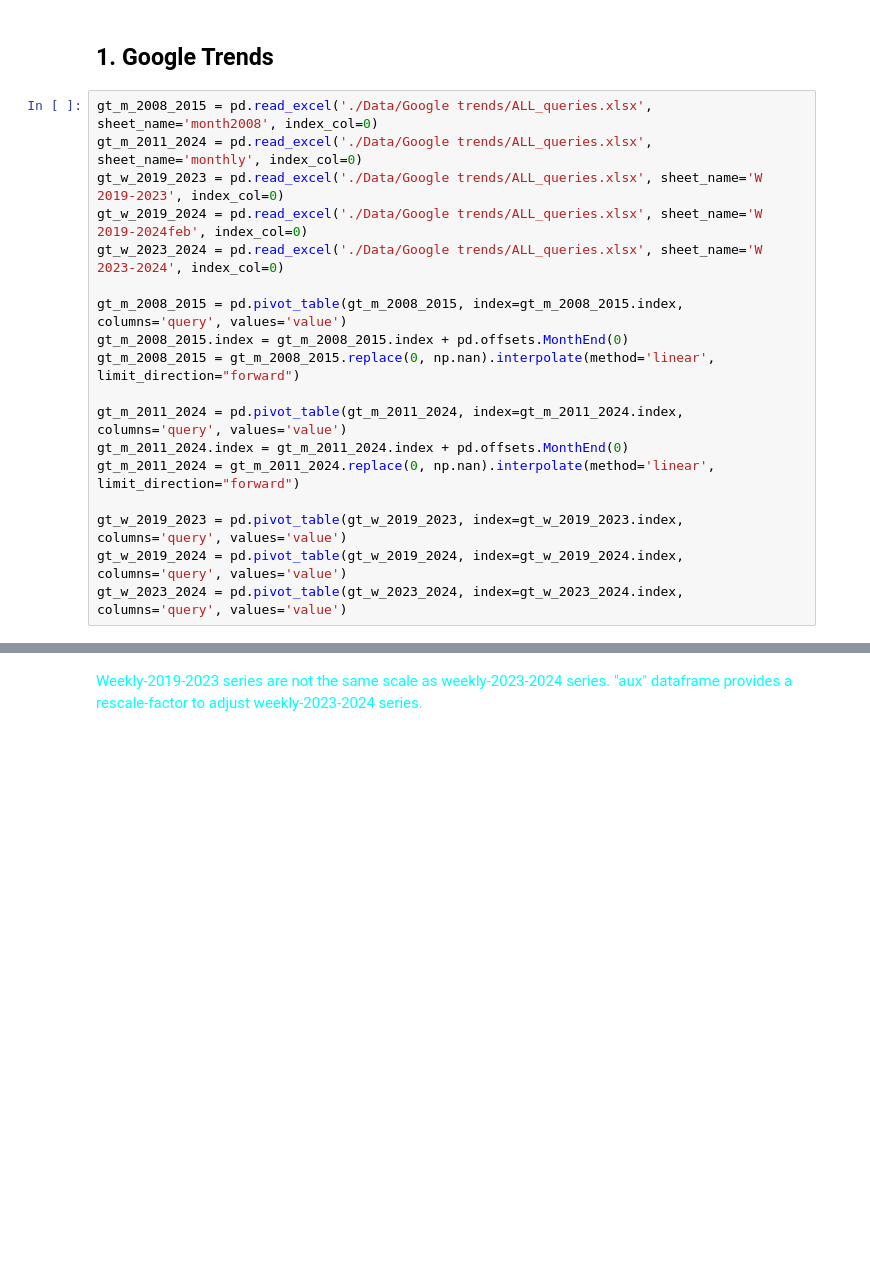
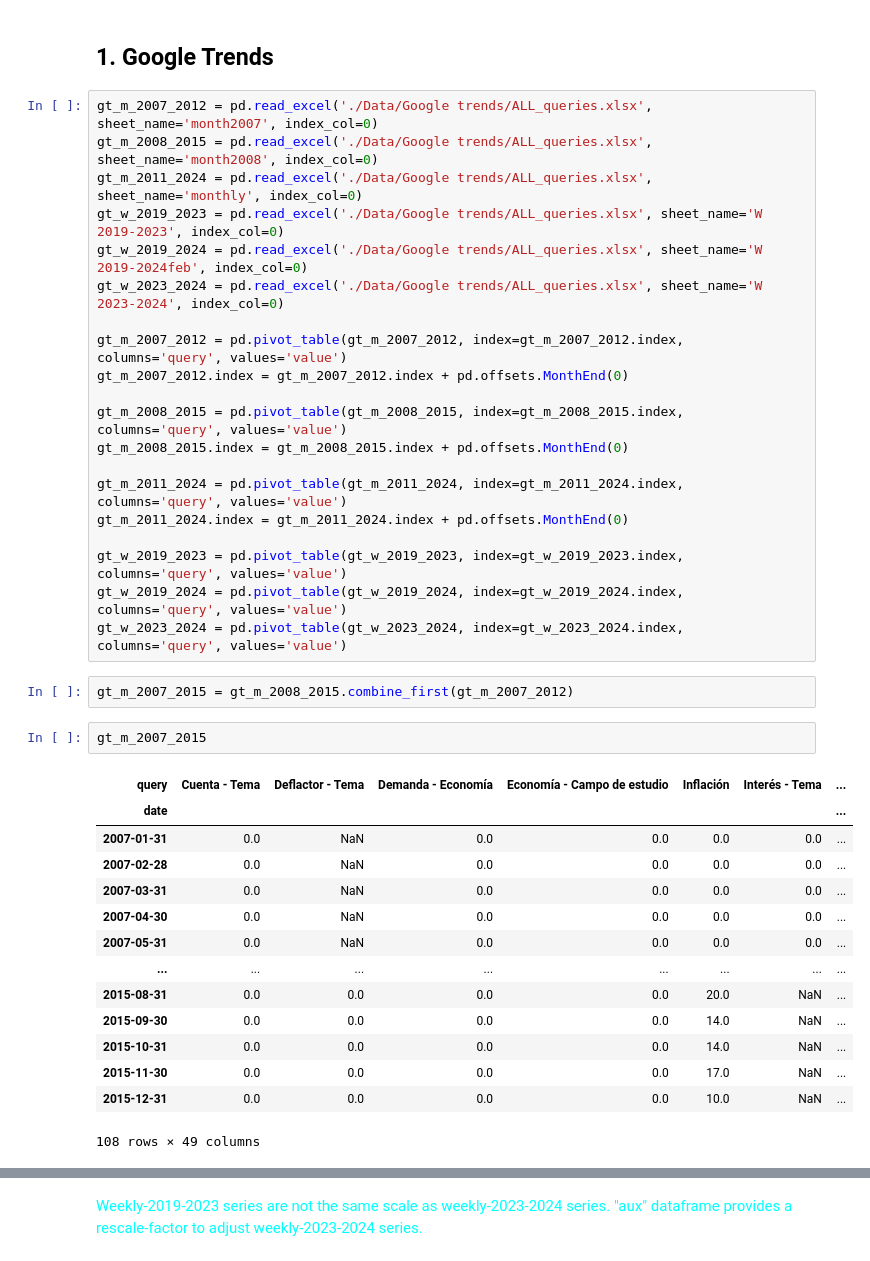
Before and after one commit to osmarbolivar/High-Freq-Inflation-Forecast-2SML, a Jupyter notebook: Data_preprocess.ipynb, the cells around one changed output, grey strips where cells are left out. Saved outputs shown, nothing was run; the diff lists cells and outputs as text; blank space fills up the shorter version.

```diff
--- a/Data_preprocess.ipynb
+++ b/Data_preprocess.ipynb
@@ -11,20 +11,41 @@ import plotly.graph_objects as go
 # %% [markdown]
 ## **1. Google Trends**
 # %%
+gt_m_2007_2012 = pd.read_excel('./Data/Google trends/ALL_queries.xlsx', sheet_name='month2007', index_col=0)
 gt_m_2008_2015 = pd.read_excel('./Data/Google trends/ALL_queries.xlsx', sheet_name='month2008', index_col=0)
 gt_m_2011_2024 = pd.read_excel('./Data/Google trends/ALL_queries.xlsx', sheet_name='monthly', index_col=0)
 gt_w_2019_2023 = pd.read_excel('./Data/Google trends/ALL_queries.xlsx', sheet_name='W 2019-2023', index_col=0)
 gt_w_2019_2024 = pd.read_excel('./Data/Google trends/ALL_queries.xlsx', sheet_name='W 2019-2024feb', index_col=0)
 gt_w_2023_2024 = pd.read_excel('./Data/Google trends/ALL_queries.xlsx', sheet_name='W 2023-2024', index_col=0)
 
+gt_m_2007_2012 = pd.pivot_table(gt_m_2007_2012, index=gt_m_2007_2012.index, columns='query', values='value')
+gt_m_2007_2012.index = gt_m_2007_2012.index + pd.offsets.MonthEnd(0)
+
 gt_m_2008_2015 = pd.pivot_table(gt_m_2008_2015, index=gt_m_2008_2015.index, columns='query', values='value')
 gt_m_2008_2015.index = gt_m_2008_2015.index + pd.offsets.MonthEnd(0)
-gt_m_2008_2015 = gt_m_2008_2015.replace(0, np.nan).interpolate(method='linear', limit_direction="forward")
 
 gt_m_2011_2024 = pd.pivot_table(gt_m_2011_2024, index=gt_m_2011_2024.index, columns='query', values='value')
 gt_m_2011_2024.index = gt_m_2011_2024.index + pd.offsets.MonthEnd(0)
-gt_m_2011_2024 = gt_m_2011_2024.replace(0, np.nan).interpolate(method='linear', limit_direction="forward")
 
 gt_w_2019_2023 = pd.pivot_table(gt_w_2019_2023, index=gt_w_2019_2023.index, columns='query', values='value')
 gt_w_2019_2024 = pd.pivot_table(gt_w_2019_2024, index=gt_w_2019_2024.index, columns='query', values='value')
 gt_w_2023_2024 = pd.pivot_table(gt_w_2023_2024, index=gt_w_2023_2024.index, columns='query', values='value')
+# %%
+gt_m_2007_2015 = gt_m_2008_2015.combine_first(gt_m_2007_2012)
+# %%
+gt_m_2007_2015
+# %% [output]
+| query | Cuenta - Tema | Deflactor - Tema | Demanda - Economía | Economía - Campo de estudio | Inflación | Interés - Tema | ... |
+| date |  |  |  |  |  |  | ... |
+| 2007-01-31 | 0.0 | NaN | 0.0 | 0.0 | 0.0 | 0.0 | ... |
+| 2007-02-28 | 0.0 | NaN | 0.0 | 0.0 | 0.0 | 0.0 | ... |
+| 2007-03-31 | 0.0 | NaN | 0.0 | 0.0 | 0.0 | 0.0 | ... |
+| 2007-04-30 | 0.0 | NaN | 0.0 | 0.0 | 0.0 | 0.0 | ... |
+| 2007-05-31 | 0.0 | NaN | 0.0 | 0.0 | 0.0 | 0.0 | ... |
+| ... | ... | ... | ... | ... | ... | ... | ... |
+| 2015-08-31 | 0.0 | 0.0 | 0.0 | 0.0 | 20.0 | NaN | ... |
+| 2015-09-30 | 0.0 | 0.0 | 0.0 | 0.0 | 14.0 | NaN | ... |
+| 2015-10-31 | 0.0 | 0.0 | 0.0 | 0.0 | 14.0 | NaN | ... |
+| 2015-11-30 | 0.0 | 0.0 | 0.0 | 0.0 | 17.0 | NaN | ... |
+| 2015-12-31 | 0.0 | 0.0 | 0.0 | 0.0 | 10.0 | NaN | ... |
+108 rows × 49 columns
```
Also changed, not shown: parts of 14 cells of this notebook.
